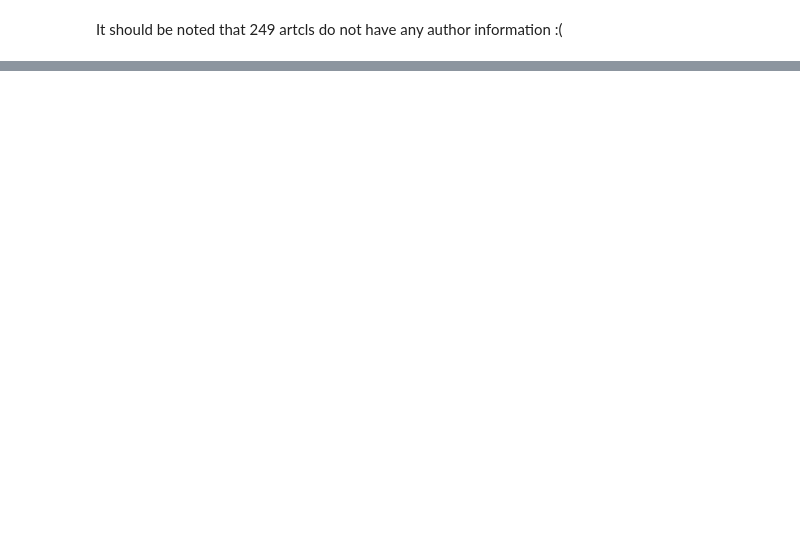
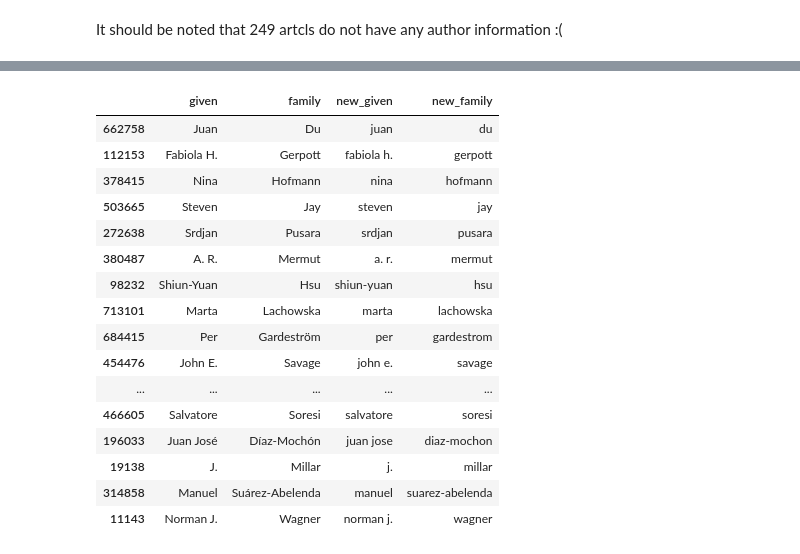
Before and after one commit to Oz-like-the-Wizard/Investigating-the-delay-times-in-academic-publishing, a Jupyter notebook: part7d-creating_author_df.ipynb, the cells around one changed output, grey strips where cells are left out. Cells and saved outputs as stored; diff of their text form; code cells hidden in the pictures; blank space fills up the shorter version.

```diff
--- a/part7d-creating_author_df.ipynb
+++ b/part7d-creating_author_df.ipynb
@@ -54,0 +213,30 @@ Need to add Subj. Area colm. from jrnl_df for Scopus API:
+# %%
+# Simpli:
+
+q1_author_df.loc[q1_author_df.new_given.isna(),"new_given"] = q1_author_df[q1_author_df.new_given.isna()].given.map(name_simplifier)
+q1_author_df.loc[:,"new_family"] = q1_author_df.family.map(name_simplifier)
+# %%
+# After process stripping:
+
+q1_author_df.given = q1_author_df.given.str.strip()
+q1_author_df.family = q1_author_df.family.str.strip()
+# %%
+q1_author_df[["given","family","new_given","new_family"]].sample(20)
+# %% [output]
+|  | given | family | new_given | new_family |
+| 662758 | Juan | Du | juan | du |
+| 112153 | Fabiola H. | Gerpott | fabiola h. | gerpott |
+| 378415 | Nina | Hofmann | nina | hofmann |
+| 503665 | Steven | Jay | steven | jay |
+| 272638 | Srdjan | Pusara | srdjan | pusara |
+| 380487 | A. R. | Mermut | a. r. | mermut |
+| 98232 | Shiun-Yuan | Hsu | shiun-yuan | hsu |
+| 713101 | Marta | Lachowska | marta | lachowska |
+| 684415 | Per | Gardeström | per | gardestrom |
+| 454476 | John E. | Savage | john e. | savage |
+| ... | ... | ... | ... | ... |
+| 466605 | Salvatore | Soresi | salvatore | soresi |
+| 196033 | Juan José | Díaz-Mochón | juan jose | diaz-mochon |
+| 19138 | J. | Millar | j. | millar |
+| 314858 | Manuel | Suárez-Abelenda | manuel | suarez-abelenda |
+| 11143 | Norman J. | Wagner | norman j. | wagner |
```
Also changed, not shown: parts of 89 cells of this notebook, 4 other files.
